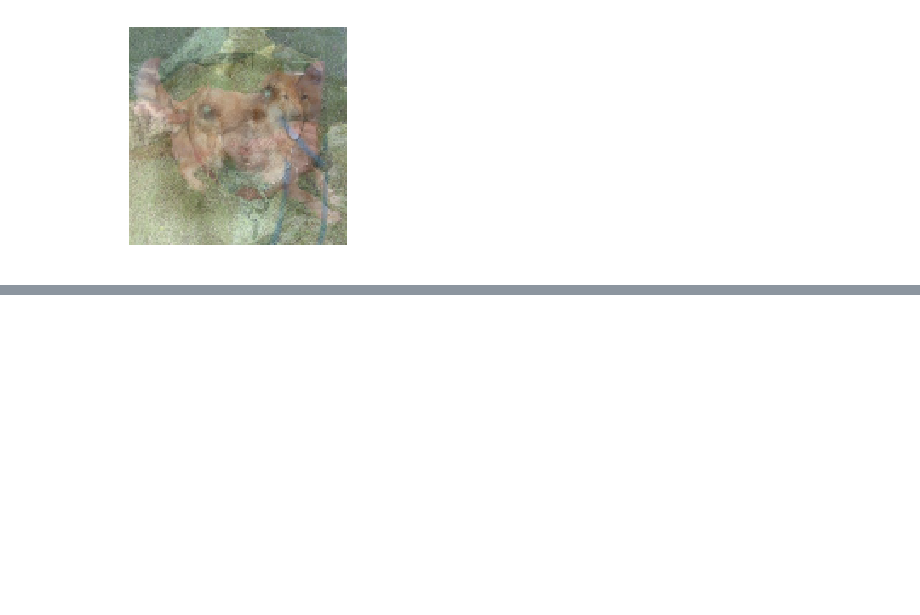
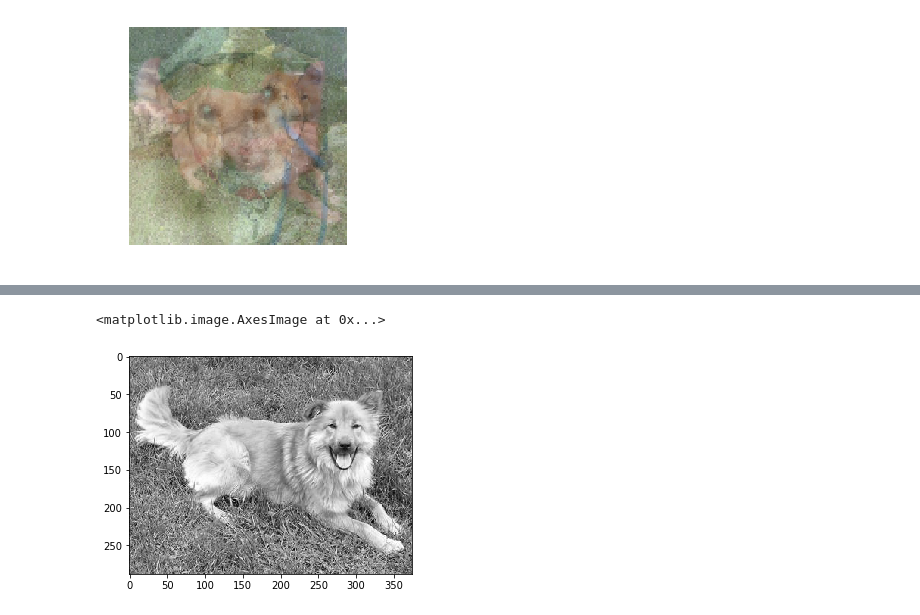
Before and after one commit to sjmiller8182/L-CompViz, a Jupyter notebook: CV-Ch1.ipynb, the cells around one changed output, grey strips where cells are left out. Saved outputs shown, nothing was run; the diff lists cells and outputs as text; code cells hidden in the pictures; blank space fills up the shorter version.

```diff
--- a/CV-Ch1.ipynb
+++ b/CV-Ch1.ipynb
@@ -149,0 +178,17 @@ plt.axis('off');
+# %%
+im4 = np.array(Image.open(im_path+'4.jpg').convert('L'))
+
+imx = np.zeros(im4.shape)
+imy = np.zeros(im4.shape)
+
+sigma = 2
+
+filters.gaussian_filter(im4,(sigma,sigma),(0,1),imx)
+filters.gaussian_filter(im4,(sigma,sigma),(1,0),imy)
+
+mag = np.sqrt(imx**2+imy**2)
+
+plt.imshow(im4, cmap = 'gray')
+# %% [output]
+<matplotlib.image.AxesImage at 0x...>
+[figure, added]
```
Also changed, not shown: parts of 15 cells of this notebook.
